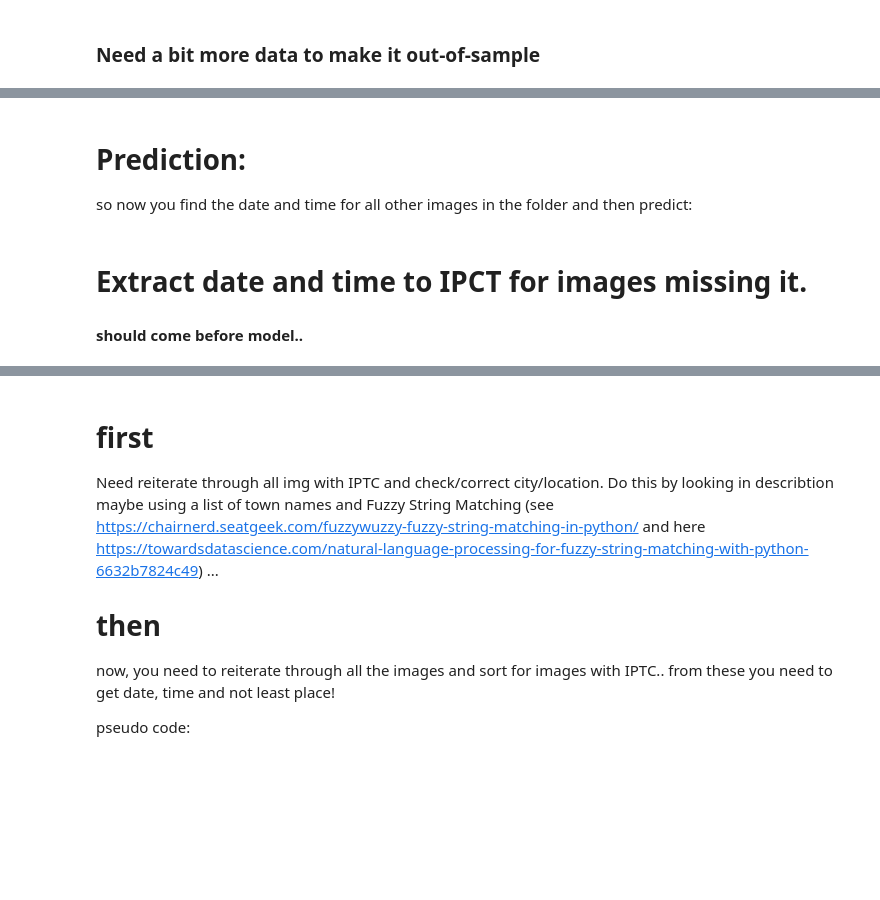
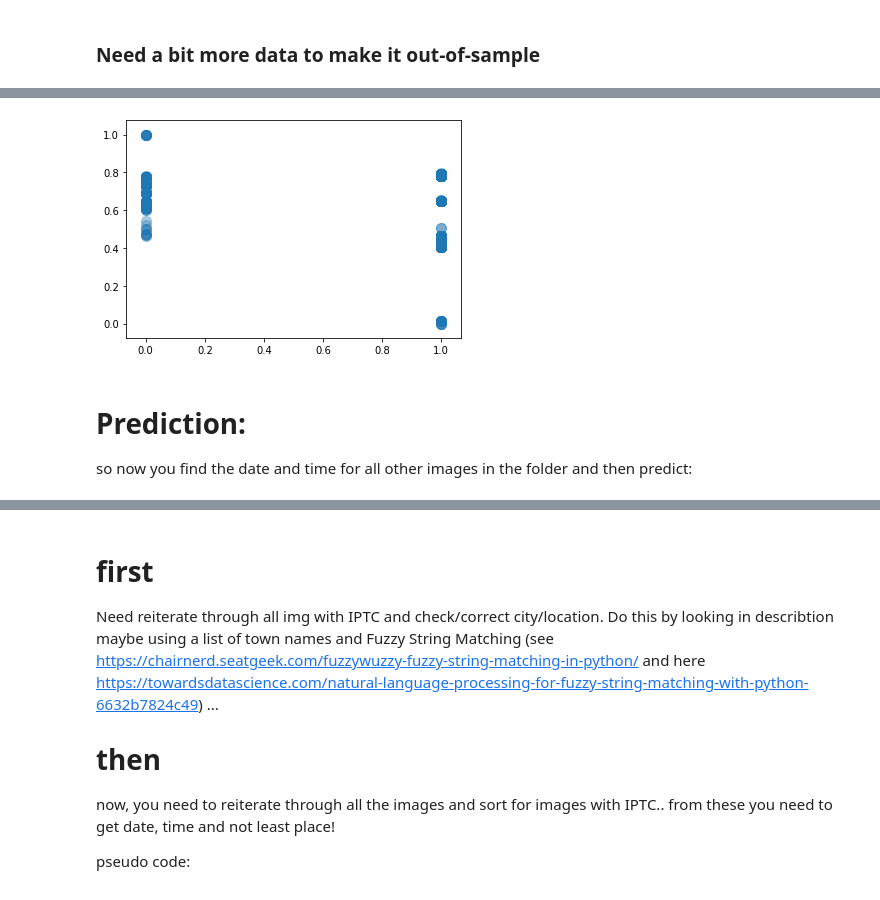
Before and after one commit to Polichinel/PhD_minsc, a Jupyter notebook: testNotebook5.ipynb, the cells around one changed output, grey strips where cells are left out. Drawn from its saved outputs; the diff is of its cells as text; code cells hidden in the pictures; blank space fills up the shorter version.

```diff
--- a/testNotebook5.ipynb
+++ b/testNotebook5.ipynb
@@ -178,0 +214,34 @@ Text(0.5, 1.0, 'SVM RBF')
+# %%
+def make_no_city_df(linux_dir):
+
+    no_city_imgs = get_no_city_imgs(linux_dir2)
+
+    city_info = (2, 90)
+    date_info = (2, 55)
+    time_info = (2, 60)
+
+    data = []
+
+    for img_path in no_city_imgs:
+            im = Image.open(img_path)
+            info = IptcImagePlugin.getiptcinfo(im)
+
+            img_id = img_path# CHANGE!
+            city = None
+            date = int(info[date_info].decode("utf-8"))
+            time = int(info[time_info].decode("utf-8")[:-5])
+
+            data.append({'id':img_id,'city': city, 'date':date, 'time':time})
+
+    df = pd.DataFrame(data)
+
+    df['stand_date'] = (df['date']-df['date'].mean())/df['date'].std()
+    df['stand_time'] = (df['time']-df['time'].mean())/df['time'].std()
+
+    df['norm_date'] = (df['date']-df['date'].min())/(df['date'].max() - df['date'].min())
+    df['norm_time'] = (df['time']-df['time'].min())/(df['time'].max() - df['time'].min())
+
+    #note:
+    # df['city'][0] = 'århus' #WORKS
+
+    return(df, city_imgs)
@@ -179,6 +271,8 @@ Text(0.5, 1.0, 'SVM RBF')
+# %%
+plt.scatter(df_pred['norm_date'], df_pred['norm_time'], s = 100, alpha = 0.2)
+plt.show()
+# %% [output]
+[figure, added]
 # %% [markdown]
 # Prediction:
  so now you find the date and time for all other images in the folder and then predict:
-# %% [markdown]
-# Extract date and time to IPCT for images missing it.
-#### should come before model..
```
Also changed, not shown: parts of 65 cells of this notebook.
